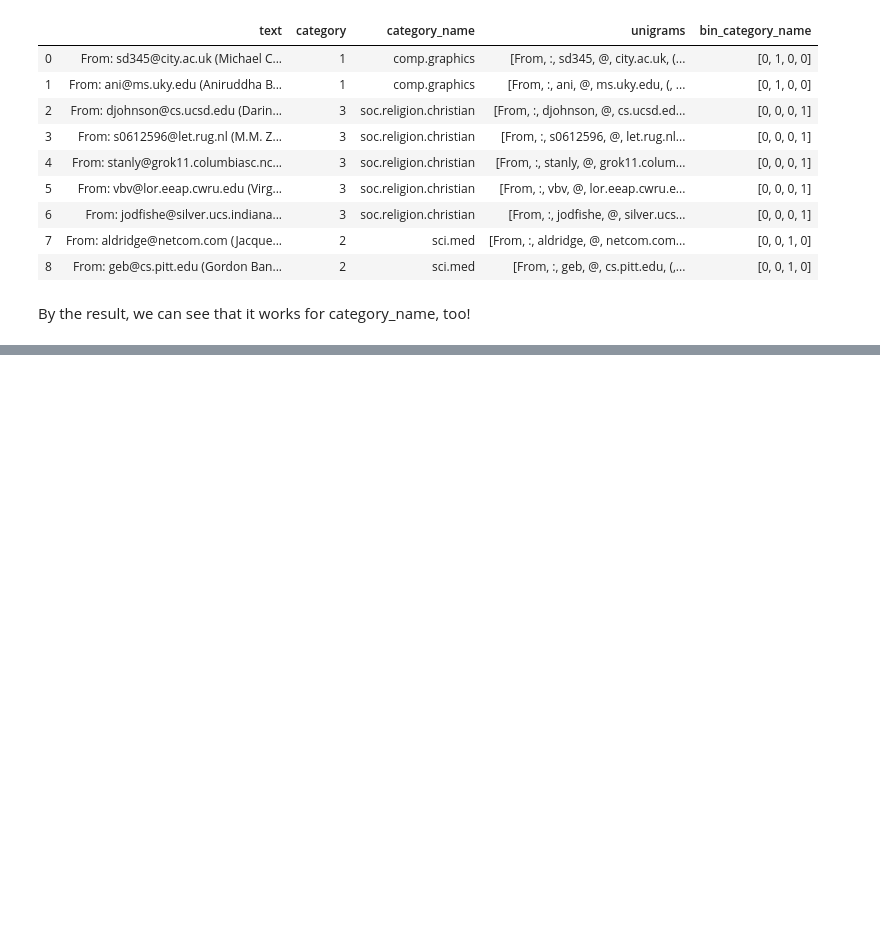
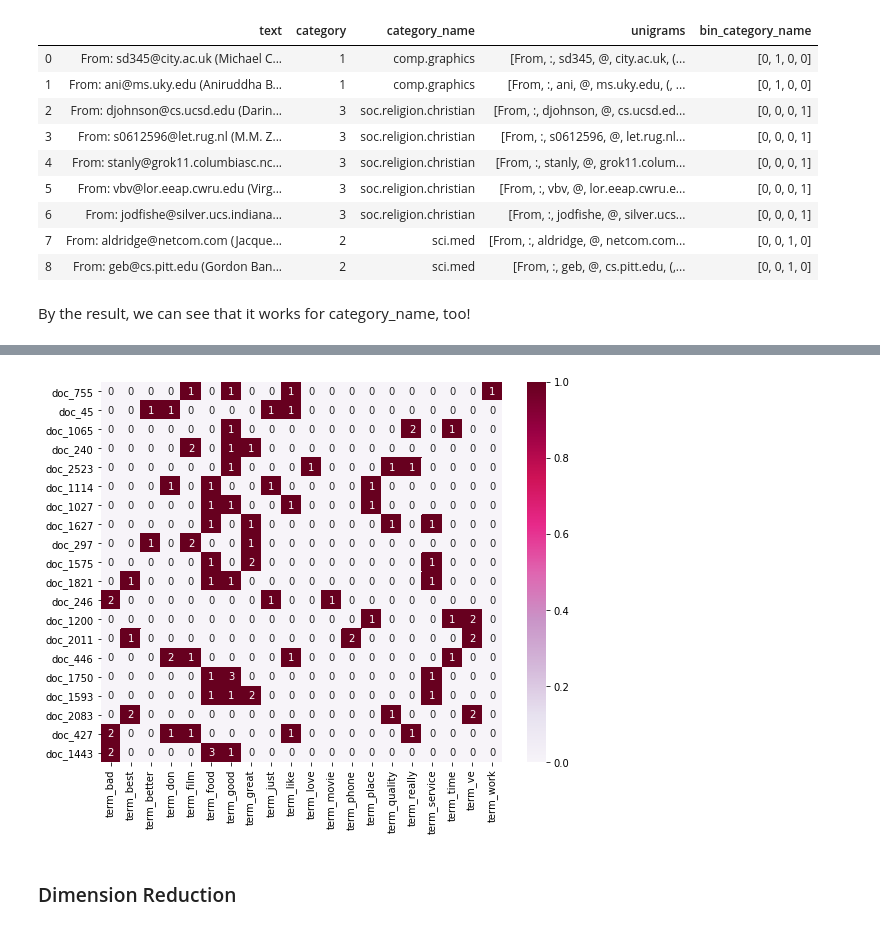
Before and after one commit to YulinHuang0923/DM19-Lab1-Homework1, a Jupyter notebook: DM19-Lab1-Homework.ipynb, the cells around one changed output, grey strips where cells are left out. Cells and saved outputs as stored; diff of their text form; code cells hidden in the pictures; blank space fills up the shorter version.

```diff
--- a/DM19-Lab1-Homework.ipynb
+++ b/DM19-Lab1-Homework.ipynb
@@ -402,0 +508,22 @@ By the result, we can see that it works for category_name, too!
+# %%
+# heatmap
+import seaborn as sns
+# obtain top 20
+plot_x = ["term_"+str(i) for i in count_vect.get_feature_names()]
+
+# obtain document index
+selected_X = np.argsort(X_counts.toarray().sum(1))[-20:]
+plot_y = ["doc_"+ str(i) for i in selected_X]
+
+plot_z = X_counts[selected_X, :].toarray()
+# %%
+# plot
+df_todraw = pd.DataFrame(plot_z, columns=plot_x, index=plot_y)
+plt.subplots(figsize=(9, 7))
+ax = sns.heatmap(df_todraw,
+                 cmap="PuRd",
+                 vmin=0, vmax=1, annot=True)
+# %% [output]
+[figure, added]
+# %% [markdown]
+### Dimension Reduction
```
Also changed, not shown: parts of 44 cells of this notebook, 5 other files.
